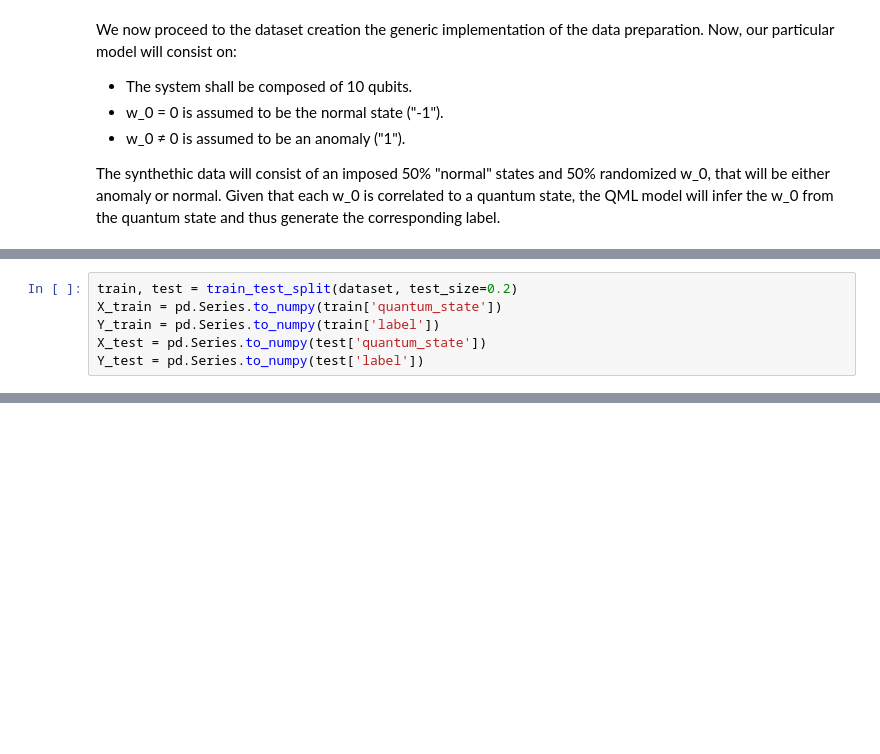
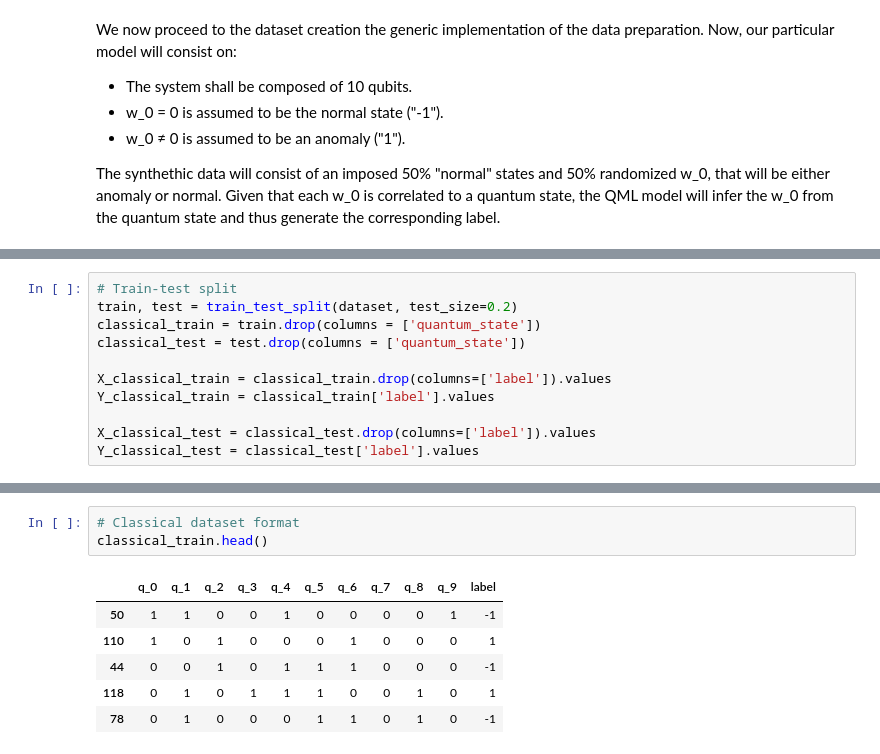
Before and after one commit to mateo-st/qsensing-qml, a Jupyter notebook: QML_module.ipynb, the cells around one changed output, grey strips where cells are left out. Saved outputs shown, nothing was run; the diff lists cells and outputs as text; blank space fills up the shorter version.

```diff
--- a/QML_module.ipynb
+++ b/QML_module.ipynb
@@ -103,6 +128,11 @@ dataset.head()
 # %%
+# Train-test split
 train, test = train_test_split(dataset, test_size=0.2)
-X_train = pd.Series.to_numpy(train['quantum_state'])
-Y_train = pd.Series.to_numpy(train['label'])
-X_test = pd.Series.to_numpy(test['quantum_state'])
-Y_test = pd.Series.to_numpy(test['label'])
+classical_train = train.drop(columns = ['quantum_state'])
+classical_test = test.drop(columns = ['quantum_state'])
+
+X_classical_train = classical_train.drop(columns=['label']).values
+Y_classical_train = classical_train['label'].values
+
+X_classical_test = classical_test.drop(columns=['label']).values
+Y_classical_test = classical_test['label'].values
@@ -162 +139,11 @@ ModuleNotFoundError: No module named 'qiskit_aqua'
+# %%
+# Classical dataset format
+classical_train.head()
+# %% [output]
+|  | q_0 | q_1 | q_2 | q_3 | q_4 | q_5 | q_6 | q_7 | q_8 | q_9 | label |
+| 50 | 1 | 1 | 0 | 0 | 1 | 0 | 0 | 0 | 0 | 1 | -1 |
+| 110 | 1 | 0 | 1 | 0 | 0 | 0 | 1 | 0 | 0 | 0 | 1 |
+| 44 | 0 | 0 | 1 | 0 | 1 | 1 | 1 | 0 | 0 | 0 | -1 |
+| 118 | 0 | 1 | 0 | 1 | 1 | 1 | 0 | 0 | 1 | 0 | 1 |
+| 78 | 0 | 1 | 0 | 0 | 0 | 1 | 1 | 0 | 1 | 0 | -1 |
 # %%
```
Also changed, not shown: parts of 16 cells of this notebook.
